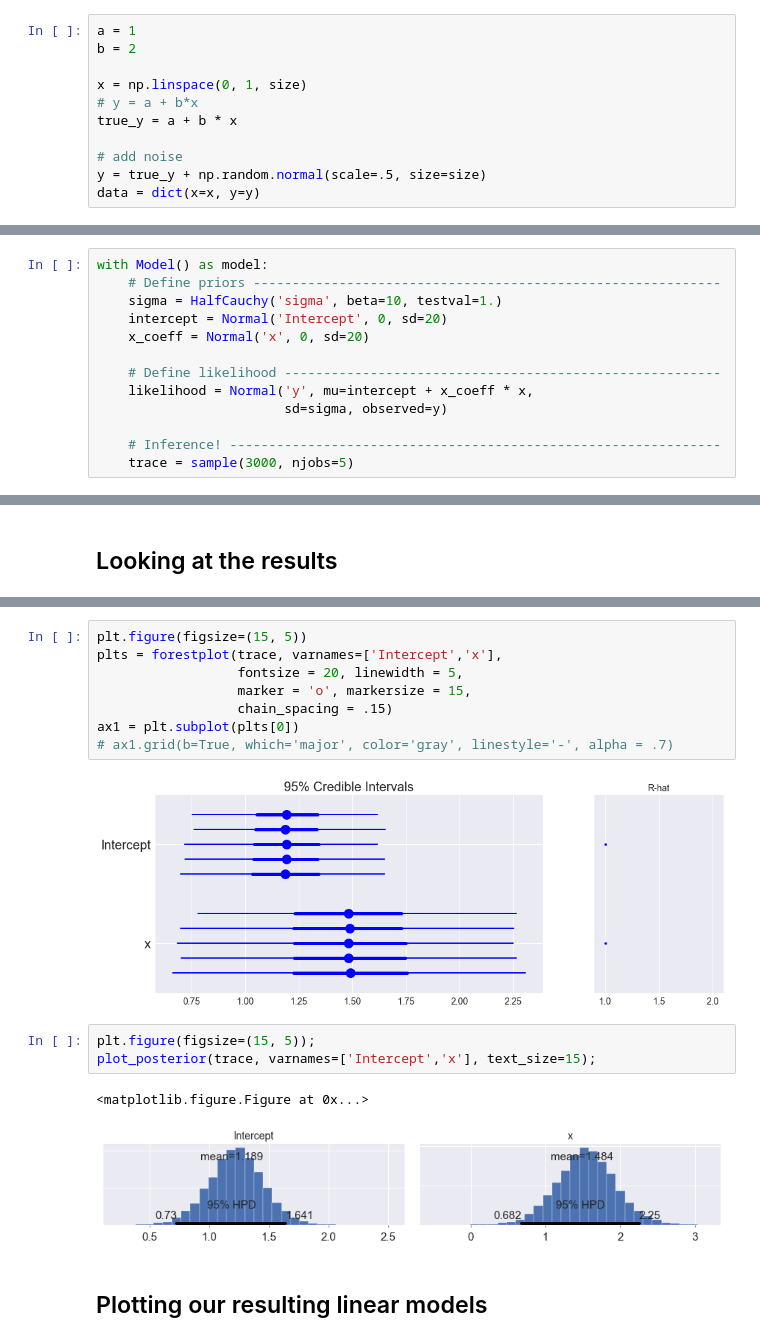
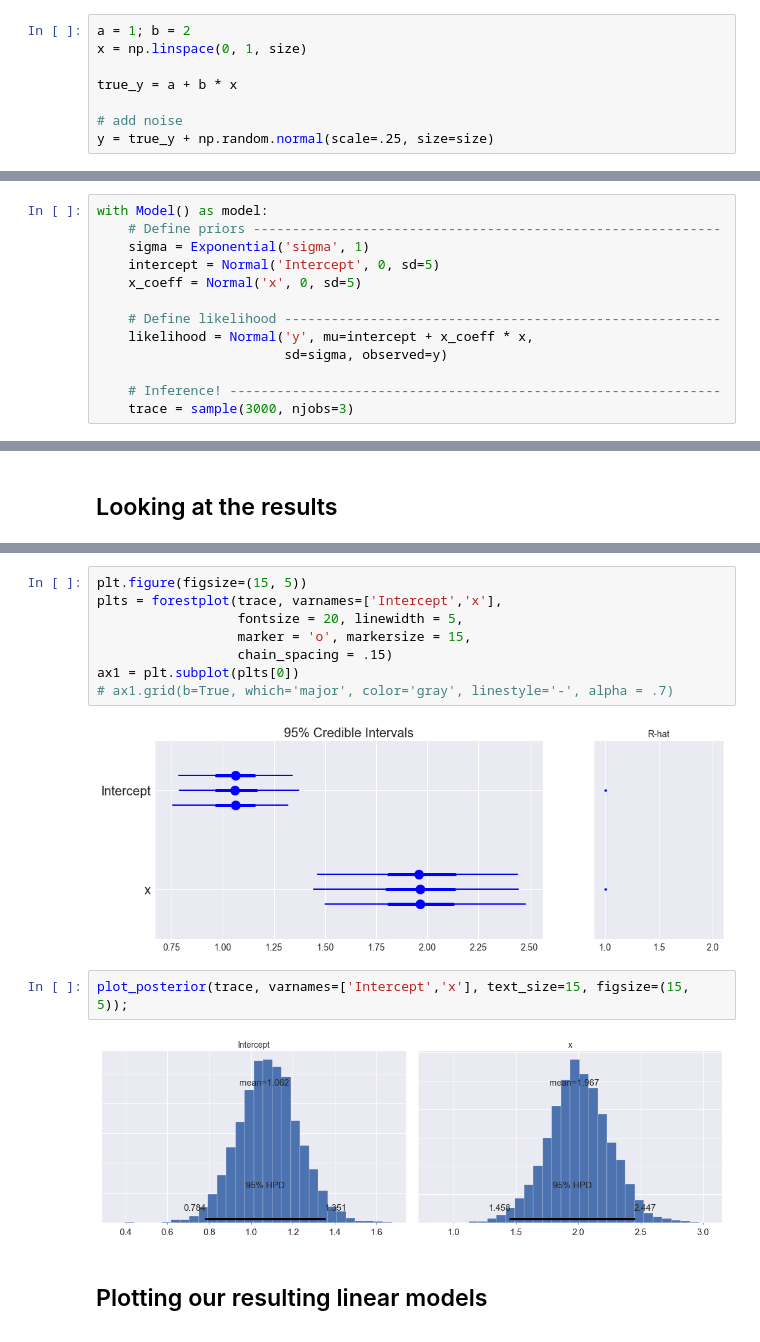
Before and after one commit to agarbuno/bayesreg, a Jupyter notebook: tutorial-p1.ipynb, the cells around one changed output, grey strips where cells are left out. Saved outputs shown, nothing was run; the diff lists cells and outputs as text.

Commit message:
Finished polishing plots

```diff
--- a/tutorial-p1.ipynb
+++ b/tutorial-p1.ipynb
@@ -86,13 +90,10 @@ size = 20
 # %% [markdown]
 ## An example
 # %%
-a = 1
-b = 2
+a = 1; b = 2
+x = np.linspace(0, 1, size)
 
-x = np.linspace(0, 1, size)
-# y = a + b*x
 true_y = a + b * x
 
 # add noise
-y = true_y + np.random.normal(scale=.5, size=size)
-data = dict(x=x, y=y)
+y = true_y + np.random.normal(scale=.25, size=size)
@@ -114,16 +126,16 @@ plt.legend(loc=0, fontsize = 18);
 # %%
 with Model() as model:
     # Define priors ------------------------------------------------------------
-    sigma = HalfCauchy('sigma', beta=10, testval=1.)
-    intercept = Normal('Intercept', 0, sd=20)
-    x_coeff = Normal('x', 0, sd=20)
+    sigma = Exponential('sigma', 1)
+    intercept = Normal('Intercept', 0, sd=5)
+    x_coeff = Normal('x', 0, sd=5)
 
     # Define likelihood --------------------------------------------------------
     likelihood = Normal('y', mu=intercept + x_coeff * x,
                         sd=sigma, observed=y)
 
     # Inference! ---------------------------------------------------------------
-    trace = sample(3000, njobs=5)
+    trace = sample(3000, njobs=3)
 # %% [output]
 Auto-assigning NUTS sampler...
 Initializing NUTS using advi+adapt_diag...
@@ -159,12 +167,10 @@ plts = forestplot(trace, varnames=['Intercept','x'],
 ax1 = plt.subplot(plts[0])
 # ax1.grid(b=True, which='major', color='gray', linestyle='-', alpha = .7)
 # %% [output]
-[figure, old version]
+[figure, new version]
 # %%
-plt.figure(figsize=(15, 5));
-plot_posterior(trace, varnames=['Intercept','x'], text_size=15);
+plot_posterior(trace, varnames=['Intercept','x'], text_size=15, figsize=(15, 5));
 # %% [output]
-<matplotlib.figure.Figure at 0x...>
-[figure, old version]
+[figure, new version]
 # %% [markdown]
 ## Plotting our resulting linear models
```
Also changed, not shown: parts of 20 cells of this notebook, 3 other files.
